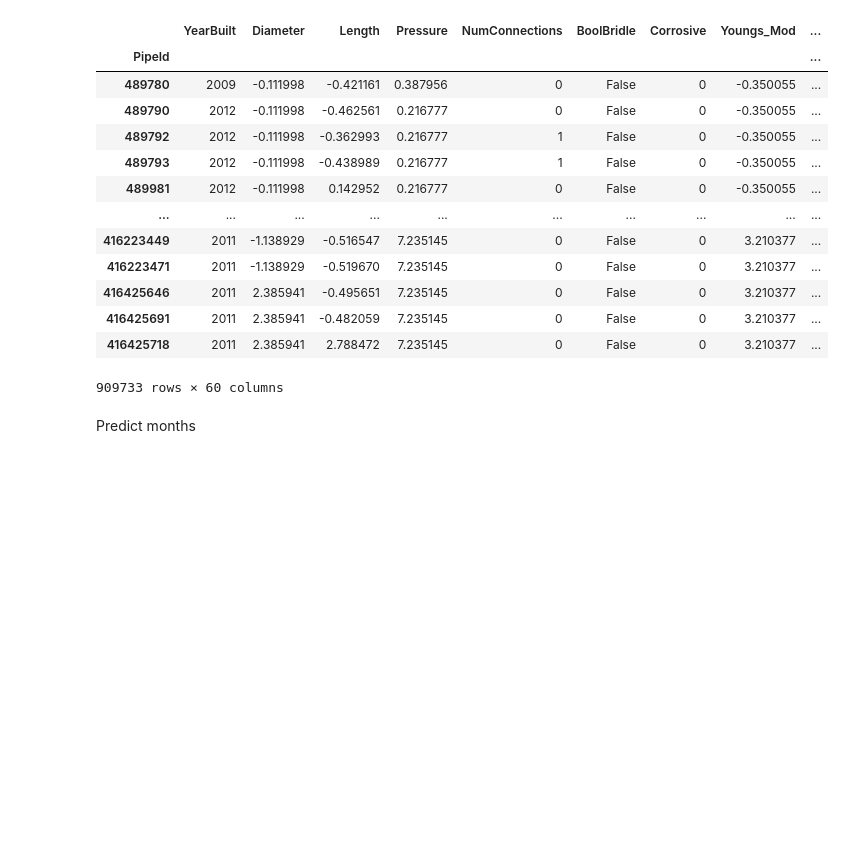
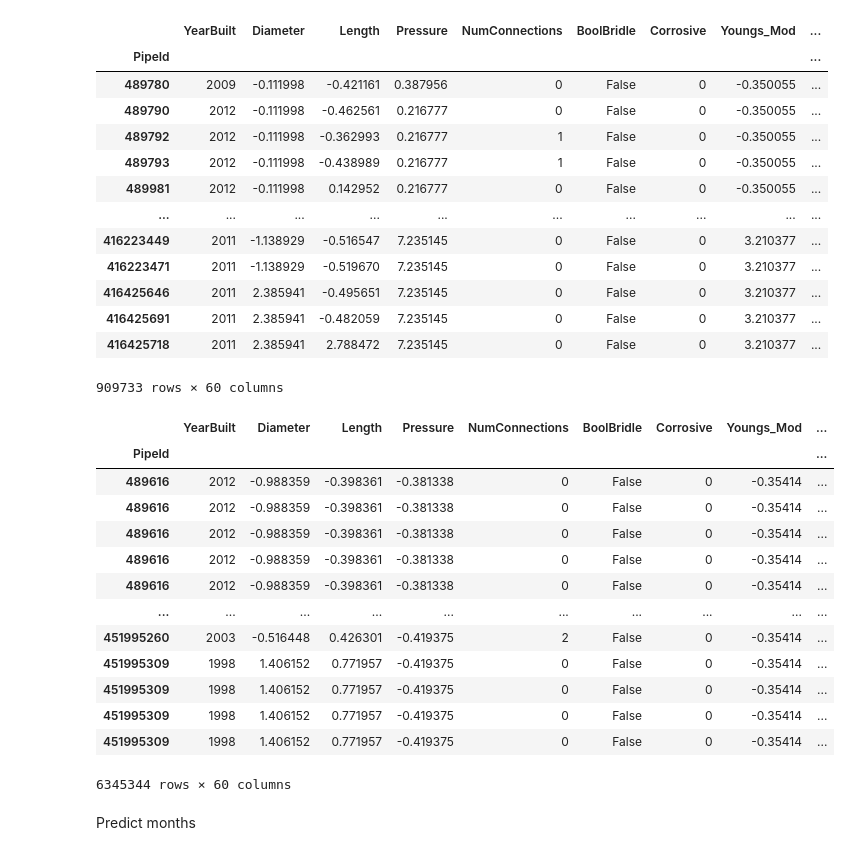
Before and after one commit to AsanDopollosie/Model, a Jupyter notebook: Model.ipynb, the cells around one changed output. Cells and saved outputs as stored; diff of their text form; code cells hidden in the pictures; blank space fills up the shorter version.

```diff
--- a/Model.ipynb
+++ b/Model.ipynb
@@ -654,6 +667,23 @@ pred_X
 | 416425691 | 2011 | 2.385941 | -0.482059 | 7.235145 | 0 | False | 0 | 3.210377 | ... |
 | 416425718 | 2011 | 2.385941 | 2.788472 | 7.235145 | 0 | False | 0 | 3.210377 | ... |
 909733 rows × 60 columns
+# %%
+df_regressor
+# %% [output]
+|  | YearBuilt | Diameter | Length | Pressure | NumConnections | BoolBridle | Corrosive | Youngs_Mod | ... |
+| PipeId |  |  |  |  |  |  |  |  | ... |
+| 489616 | 2012 | -0.988359 | -0.398361 | -0.381338 | 0 | False | 0 | -0.35414 | ... |
+| 489616 | 2012 | -0.988359 | -0.398361 | -0.381338 | 0 | False | 0 | -0.35414 | ... |
+| 489616 | 2012 | -0.988359 | -0.398361 | -0.381338 | 0 | False | 0 | -0.35414 | ... |
+| 489616 | 2012 | -0.988359 | -0.398361 | -0.381338 | 0 | False | 0 | -0.35414 | ... |
+| 489616 | 2012 | -0.988359 | -0.398361 | -0.381338 | 0 | False | 0 | -0.35414 | ... |
+| ... | ... | ... | ... | ... | ... | ... | ... | ... | ... |
+| 451995260 | 2003 | -0.516448 | 0.426301 | -0.419375 | 2 | False | 0 | -0.35414 | ... |
+| 451995309 | 1998 | 1.406152 | 0.771957 | -0.419375 | 0 | False | 0 | -0.35414 | ... |
+| 451995309 | 1998 | 1.406152 | 0.771957 | -0.419375 | 0 | False | 0 | -0.35414 | ... |
+| 451995309 | 1998 | 1.406152 | 0.771957 | -0.419375 | 0 | False | 0 | -0.35414 | ... |
+| 451995309 | 1998 | 1.406152 | 0.771957 | -0.419375 | 0 | False | 0 | -0.35414 | ... |
+6345344 rows × 60 columns
 # %% [markdown]
 Predict months
 # %%
```
Also changed, not shown: parts of 34 cells of this notebook, 1 other file.
